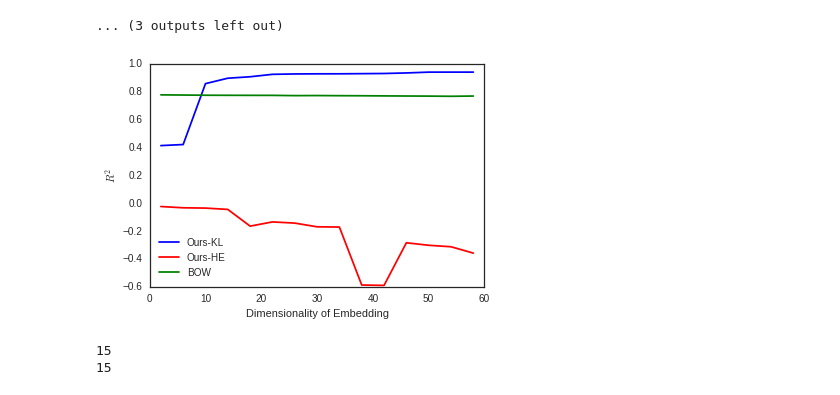
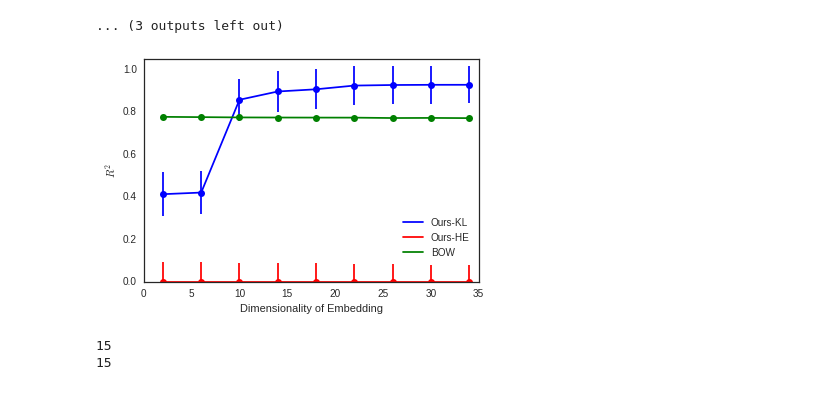
Before and after one commit to sumedhasingla/COPDImageAnalysis, a Jupyter notebook: code/kernelEvaluation.ipynb, the cells around one changed output. Saved outputs shown, nothing was run; the diff lists cells and outputs as text; code cells hidden in the pictures.

```diff
--- a/code/kernelEvaluation.ipynb
+++ b/code/kernelEvaluation.ipynb
@@ -517,44 +552,58 @@ scoresList = scoresDict['histFHOG_largeRange_setting1']
 # psList = psDict['histFHOG_largeRange_setting1']
 # len = 21
 # keys = SimulatedNNFeats, BOW (50 each for the 50 folds)
 
 # compute average of the 50 folds for score and p value
 rAvgUs = np.array([np.mean(scoresList[i]['Ours-KL']) for i in xrange(len(scoresList))])
 rAvgBOW = np.array([np.mean(scoresList[i]['BOW']) for i in xrange(len(scoresList))])
 rAvgHE = np.array([np.mean(scoresList[i]['Ours-HE']) for i in xrange(len(scoresList))])
 rStdUs = np.array([np.std(scoresList[i]['Ours-KL']) for i in xrange(len(scoresList))])
 rStdBOW = np.array([np.std(scoresList[i]['BOW']) for i in xrange(len(scoresList))])
 rStdHE = np.array([np.std(scoresList[i]['Ours-HE']) for i in xrange(len(scoresList))])
+xAxis = np.array([len(colNames) for colNames in colNameList])
+
+# trying stuff with confidence interval
+ciBOW = confidenceInterval(xAxis, rAvgBOW)
+ciUs = confidenceInterval(xAxis, rAvgUs)
+ciHE = confidenceInterval(xAxis, rAvgHE)
+
+#limit the R for HE
+rAvgHE[rAvgHE < 0] = 0.0
 
 import matplotlib.lines as mlines
 
 # plot the average scores
 sns.set_style("white") # -- set background white
 fig = plt.figure()
-xAxis = np.array([len(colNames) for colNames in colNameList])
-# xAxis = [i for i in xrange(len(rAvgUs))]
-plt.plot(xAxis, rAvgUs, color='b')
-plt.plot(xAxis, rAvgBOW, color='g')
-plt.plot(xAxis, rAvgHE, color='r')
+plt.plot(xAxis[:9], rAvgUs[:9], color='b')
+plt.plot(xAxis[:9], rAvgBOW[:9], color='g')
+plt.plot(xAxis[:9], rAvgHE[:9], color='r')
 # plt.title("Cross Validation")
 plt.ylabel(r'$R^2$')
 plt.xlabel("Dimensionality of Embedding")
 
 # add the error bars
-# plt.errorbar(xAxis, rAvgUs, rStdUs, fmt='o', color='b', capthick=1)
-# plt.errorbar(xAxis, rAvgBOW, rStdBOW, fmt='o', color='g', capthick=1)
-# plt.errorbar(xAxis, rAvgHE, rStdHE, fmt='o', color='r', capthick=1)
+# plt.errorbar(xAxis[:9], rAvgUs[:9], rStdUs[:9], fmt='o', color='b')
+# plt.errorbar(xAxis[:9], rAvgBOW[:9], rStdBOW[:9], fmt='o', color='g')
+# plt.errorbar(xAxis[:9], rAvgHE[:9], rStdHE[:9], fmt='o', color='r')
+plt.errorbar(xAxis[:9], rAvgUs[:9], ciUs[:9], fmt='o', color='b', capthick=0)
+plt.errorbar(xAxis[:9], rAvgBOW[:9], ciBOW[:9], fmt='o', color='g', capthick=0)
+plt.errorbar(xAxis[:9], rAvgHE[:9], ciHE[:9], fmt='o', color='r', capthick=0)
+
 # add a legend
 l1 = mlines.Line2D([], [], color='b', label="Ours-KL")
 l2 = mlines.Line2D([], [], color='g', label="BOW")
 l3 = mlines.Line2D([], [], color='r', label="Ours-HE")
-plt.legend(handles=[l1, l3, l2], loc=3)
+l4 = mlines.Line2D([], [], color='w', label="")
+plt.legend(handles=[l1, l3, l2, l4], loc=4)
+
+plt.ylim(0, 1.05)
 
 # plot the average p values
 plt.show()
-fig.savefig("simulated-embedding-BOW-KL-HE-errorless-titleless.pdf")
+fig.savefig("simulated-embedding-BOW-KL-HE-ci.pdf")
 # %% [output]
-[figure, old version]
+[figure, new version]
 # %%
 # Figures for Vanathi
 # histogram of how many abnormal nodes are present in each subject
```
Also changed, not shown: parts of 1 cell of this notebook, 2 other files.
